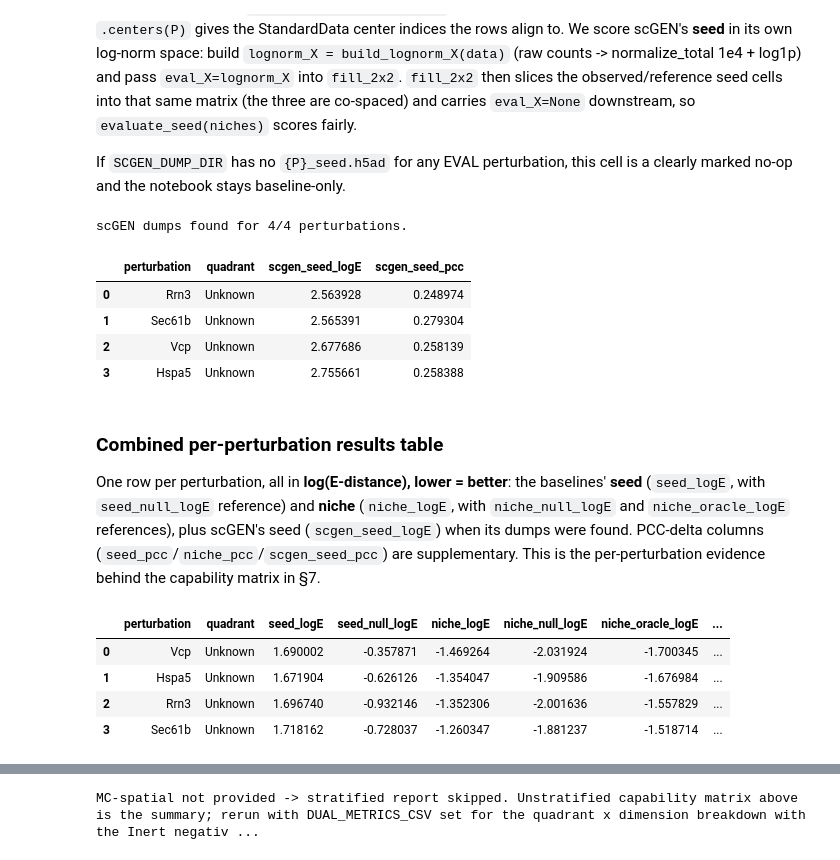
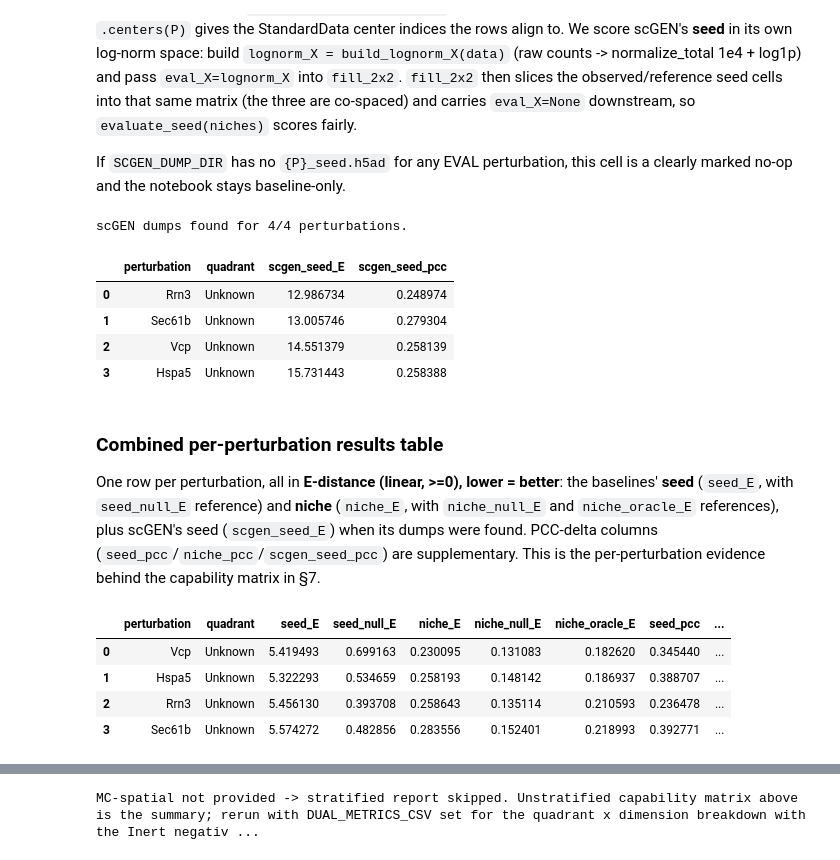
Before and after one commit to cz3900/sp-perturb-benchmark, a Jupyter notebook: notebooks/run_benchmark.executed.ipynb, the cells around one changed output, grey strips where cells are left out. Cells and saved outputs as stored; diff of their text form; code cells hidden in the pictures.

```diff
--- a/notebooks/run_benchmark.executed.ipynb
+++ b/notebooks/run_benchmark.executed.ipynb
@@ -168,13 +168,13 @@ NOTE: MC-spatial Dual_Metrics.csv not provided (DUAL_METRICS_CSV is unset/missin
 res = run_benchmark(data, perturbations=EVAL, k=K_GRAPH, k_ref=K_REF,
                     gcn_kwargs={'hidden': 64, 'epochs': 30})
 
-# Everything below is reported as log(E-distance): LOWER = better, NO subtraction.
+# Everything below is reported as E-distance: LOWER = better, NO subtraction. Energy
+# distance is always >= 0, so we report the raw (mean) E with no log wrapper.
 # null (no-effect aggregate-control niche) and oracle (leakage-free ceiling) are
 # REFERENCE values shown alongside, never subtracted. PCC-delta is supplementary.
-def _seed_logE(e_list):
-    """log of the mean per-repeat seed E (guard mean>0, else nan)."""
-    m = float(np.nanmean(e_list)) if len(e_list) else float('nan')
-    return np.log(m) if m > 0 else float('nan')
+def _meanE(v):
+    """Mean per-repeat E (linear, >=0); nan when there are no samples."""
+    return float(np.nanmean(v)) if np.size(v) else float('nan')
 
 rows = []
 for p in EVAL:
@@ -183,15 +183,15 @@ for p in EVAL:
     rows.append(dict(
         perturbation=p,
         quadrant=QUADRANT_OF.get(p, mcj.UNKNOWN),
-        seed_logE=_seed_logE(es.get('model', [])),          # seed (TrivialSeed) log E
-        seed_null_logE=_seed_logE(es.get('null', [])),      # seed control-seed reference
-        niche_logE=np.log(c['e']['model+learned']),         # niche (deployable) log E
-        niche_null_logE=np.log(c['e']['null']),             # niche no-effect reference
-        niche_oracle_logE=(np.log(c['e']['oracle']) if 'oracle' in c['e'] else float('nan')),  # niche ceiling ref
+        seed_E=_meanE(es.get('model', [])),                 # seed (TrivialSeed) E
+        seed_null_E=_meanE(es.get('null', [])),             # seed control-seed reference
+        niche_E=float(c['e']['model+learned']),             # niche (deployable) E
+        niche_null_E=float(c['e']['null']),                 # niche no-effect reference
+        niche_oracle_E=(float(c['e']['oracle']) if 'oracle' in c['e'] else float('nan')),  # niche ceiling ref
         seed_pcc=s['pcc_delta'], niche_pcc=c['pcc']['model+learned'],  # supplementary (PCC-delta)
         leak_ok=res['leakage_pass'][p],
     ))
-# Sort by niche log E ascending (lower = better); null/oracle columns are references, not scores.
-base_df = pd.DataFrame(rows).sort_values('niche_logE', ascending=True).reset_index(drop=True)
+# Sort by niche E ascending (lower = better); null/oracle columns are references, not scores.
+base_df = pd.DataFrame(rows).sort_values('niche_E', ascending=True).reset_index(drop=True)
 base_df
 # %% [output]
@@ -236,51 +236,51 @@ if SCGEN_DUMP_DIR:
     for p in EVAL:
         f = Path(SCGEN_DUMP_DIR) / f'{p}_seed.h5ad'
         if f.exists():
             scgen_paths[p] = str(f)
 
 scgen_seed = {}        # perturbation -> {'pcc_delta','mse','n'} for scGEN's seed
 if scgen_paths:
     print(f'scGEN dumps found for {len(scgen_paths)}/{len(EVAL)} perturbations.')
     # scGEN's seed_pred lives in the log-norm space -> score there via eval_X=lognorm_X.
     lognorm_X = build_lognorm_X(data)                  # (n_cells, n_genes) log-norm matrix
     X_ref_agg = _control_reference_aggregate(data, edges)   # aggregate-control reference (G1)
     resid = _control_residuals(data)
     base_prop = GaussianProp().fit(data, edges)
     learned_prop = SimpleGCN(hidden=64, epochs=30).fit(data, edges)
     for p, path in scgen_paths.items():
         seed_model = ScgenSeedModel({p: path})         # offline loader; predict_seed is 2-arg
         grid = fill_2x2(data, p, edges, seed_model, base_prop, learned_prop, k_ref=K_REF,
                         X_ref=X_ref_agg, return_niches=True, residuals=resid,
                         eval_X=lognorm_X)              # log-norm scoring space for seed
         niches = grid['_niches']                        # eval_X already consumed into the matrix
         scgen_seed[p] = evaluate_seed(niches, eval_X=niches.get('eval_X'))   # carried eval_X is None here
-    # scGEN seed as log(E-distance) (lower = better); pcc kept supplementary.
+    # scGEN seed as E-distance (linear, >=0; lower = better); pcc kept supplementary.
     sc_df = pd.DataFrame([dict(perturbation=p, quadrant=QUADRANT_OF.get(p, mcj.UNKNOWN),
-                               scgen_seed_logE=_seed_logE(v.get('e_samples', {}).get('model', [])),
+                               scgen_seed_E=_meanE(v.get('e_samples', {}).get('model', [])),
                                scgen_seed_pcc=v['pcc_delta'])
                           for p, v in scgen_seed.items()])
     base_df = base_df.merge(sc_df.drop(columns='quadrant'), on='perturbation', how='left')
-    display(sc_df.sort_values('scgen_seed_logE', ascending=True).reset_index(drop=True))
+    display(sc_df.sort_values('scgen_seed_E', ascending=True).reset_index(drop=True))
 else:
     print('NOTE: no scGEN {P}_seed.h5ad dumps found (SCGEN_DUMP_DIR unset/empty).')
     print('      -> running BASELINE-ONLY; scGEN seed columns are omitted.')
 # %% [output]
 scGEN dumps found for 4/4 perturbations.
-|  | perturbation | quadrant | scgen_seed_logE | scgen_seed_pcc |
-| 0 | Rrn3 | Unknown | 2.563928 | 0.248974 |
-| 1 | Sec61b | Unknown | 2.565391 | 0.279304 |
-| 2 | Vcp | Unknown | 2.677686 | 0.258139 |
-| 3 | Hspa5 | Unknown | 2.755661 | 0.258388 |
+|  | perturbation | quadrant | scgen_seed_E | scgen_seed_pcc |
+| 0 | Rrn3 | Unknown | 12.986734 | 0.248974 |
+| 1 | Sec61b | Unknown | 13.005746 | 0.279304 |
+| 2 | Vcp | Unknown | 14.551379 | 0.258139 |
+| 3 | Hspa5 | Unknown | 15.731443 | 0.258388 |
 # %% [markdown]
 ### Combined per-perturbation results table
-One row per perturbation, all in **log(E-distance), lower = better**: the baselines' **seed** (`seed_logE`, with `seed_null_logE` reference) and **niche** (`niche_logE`, with `niche_null_logE` and `niche_oracle_logE` references), plus scGEN's seed (`scgen_seed_logE`) when its dumps were found. PCC-delta columns (`seed_pcc`/`niche_pcc`/`scgen_seed_pcc`) are supplementary. This is the per-perturbation evidence behind the capability matrix in §7.
+One row per perturbation, all in **E-distance (linear, >=0), lower = better**: the baselines' **seed** (`seed_E`, with `seed_null_E` reference) and **niche** (`niche_E`, with `niche_null_E` and `niche_oracle_E` references), plus scGEN's seed (`scgen_seed_E`) when its dumps were found. PCC-delta columns (`seed_pcc`/`niche_pcc`/`scgen_seed_pcc`) are supplementary. This is the per-perturbation evidence behind the capability matrix in §7.
 # %%
 base_df
 # %% [output]
-|  | perturbation | quadrant | seed_logE | seed_null_logE | niche_logE | niche_null_logE | niche_oracle_logE | ... |
-| 0 | Vcp | Unknown | 1.690002 | -0.357871 | -1.469264 | -2.031924 | -1.700345 | ... |
-| 1 | Hspa5 | Unknown | 1.671904 | -0.626126 | -1.354047 | -1.909586 | -1.676984 | ... |
-| 2 | Rrn3 | Unknown | 1.696740 | -0.932146 | -1.352306 | -2.001636 | -1.557829 | ... |
-| 3 | Sec61b | Unknown | 1.718162 | -0.728037 | -1.260347 | -1.881237 | -1.518714 | ... |
+|  | perturbation | quadrant | seed_E | seed_null_E | niche_E | niche_null_E | niche_oracle_E | seed_pcc | ... |
+| 0 | Vcp | Unknown | 5.419493 | 0.699163 | 0.230095 | 0.131083 | 0.182620 | 0.345440 | ... |
+| 1 | Hspa5 | Unknown | 5.322293 | 0.534659 | 0.258193 | 0.148142 | 0.186937 | 0.388707 | ... |
+| 2 | Rrn3 | Unknown | 5.456130 | 0.393708 | 0.258643 | 0.135114 | 0.210593 | 0.236478 | ... |
+| 3 | Sec61b | Unknown | 5.574272 | 0.482856 | 0.283556 | 0.152401 | 0.218993 | 0.392771 | ... |
 # %% [markdown]
 ## 7. Capability matrix + stratified report
```
Also changed, not shown: parts of 12 cells of this notebook, 2 other files.
